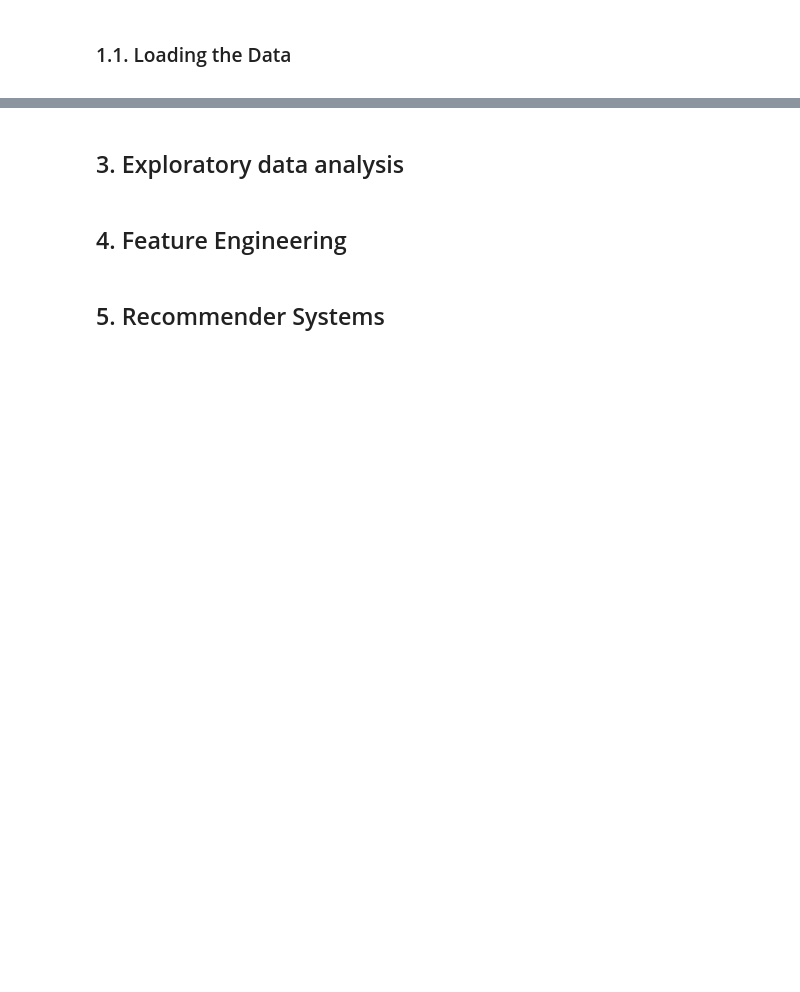
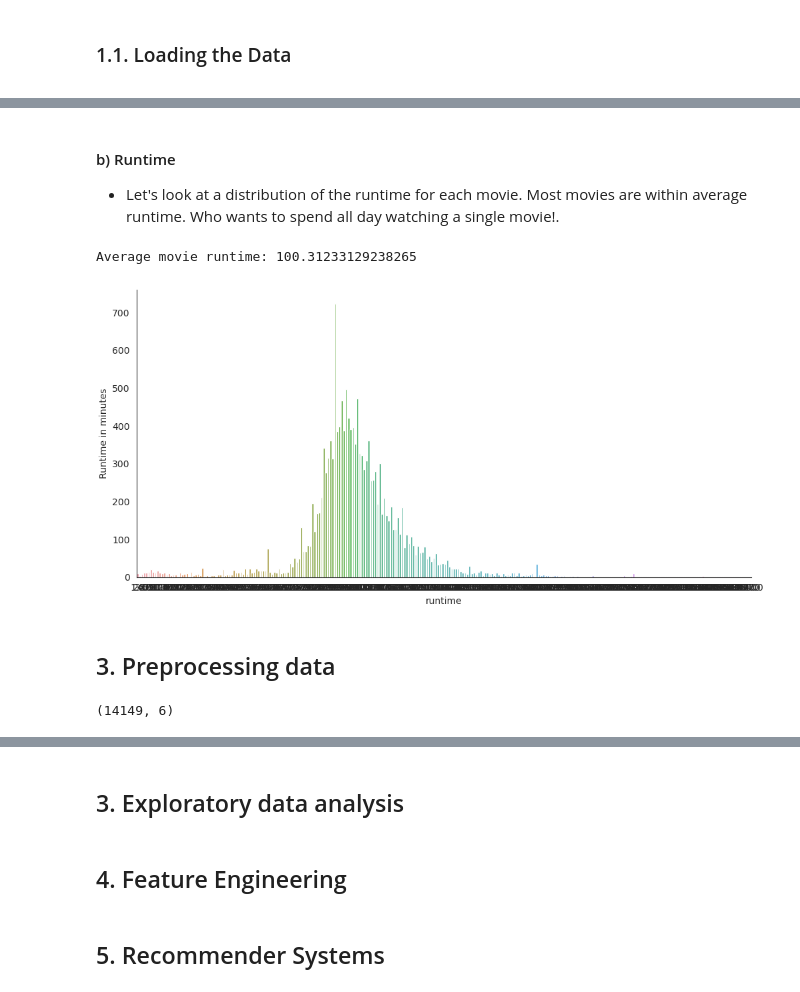
Before and after one commit to NgawethuMtirara/unsupervised-streamlit-teamcw3, a Jupyter notebook: Notebook/Team_CW3_Unsupervised.ipynb, the cells around one changed output, grey strips where cells are left out. Saved outputs shown, nothing was run; the diff lists cells and outputs as text; code cells hidden in the pictures; blank space fills up the shorter version.

```diff
--- a/Notebook/Team_CW3_Unsupervised.ipynb
+++ b/Notebook/Team_CW3_Unsupervised.ipynb
@@ -61,0 +116,8 @@ Providing an accurate and robust solution to this challenge has immense economic
+# %%
+# Load imdb data.
+import pandas as pd
+pd.set_option('display.max_columns', None)
+
+runtime_df = pd.read_csv('imdb_data.csv')
+print(runtime_df.shape)
+runtime_df.head()
@@ -64,0 +181,21 @@ Providing an accurate and robust solution to this challenge has immense economic
+# %% [markdown]
+#### b) Runtime
+- Let's look at a distribution of the runtime for each movie. Most movies are within average runtime. Who wants to spend all day watching a single movie!.
+# %%
+with sns.axes_style('white'):
+    g = sns.factorplot("runtime", data=runtime_df, aspect=2.0,kind='count')
+    g.set_ylabels("Runtime in minutes")
+print (f'Average movie runtime: {np.mean(runtime_df["runtime"])}')
+# %% [output]
+Average movie runtime: 100.31233129238265
+[figure, added]
+# %% [markdown]
+<a id="section-three"></a>
+## 3. Preprocessing data
+# %%
+# Extract movies with runtime between 60 and 150 minutes which we believe has the most of the movies.
+# also elimiante outliers in this regards.
+runtime_df = runtime_df[(runtime_df.runtime >= 60) & (runtime_df.runtime <= 150)]
+runtime_df.shape
+# %% [output]
+(14149, 6)
```
Also changed, not shown: parts of 23 cells of this notebook.
